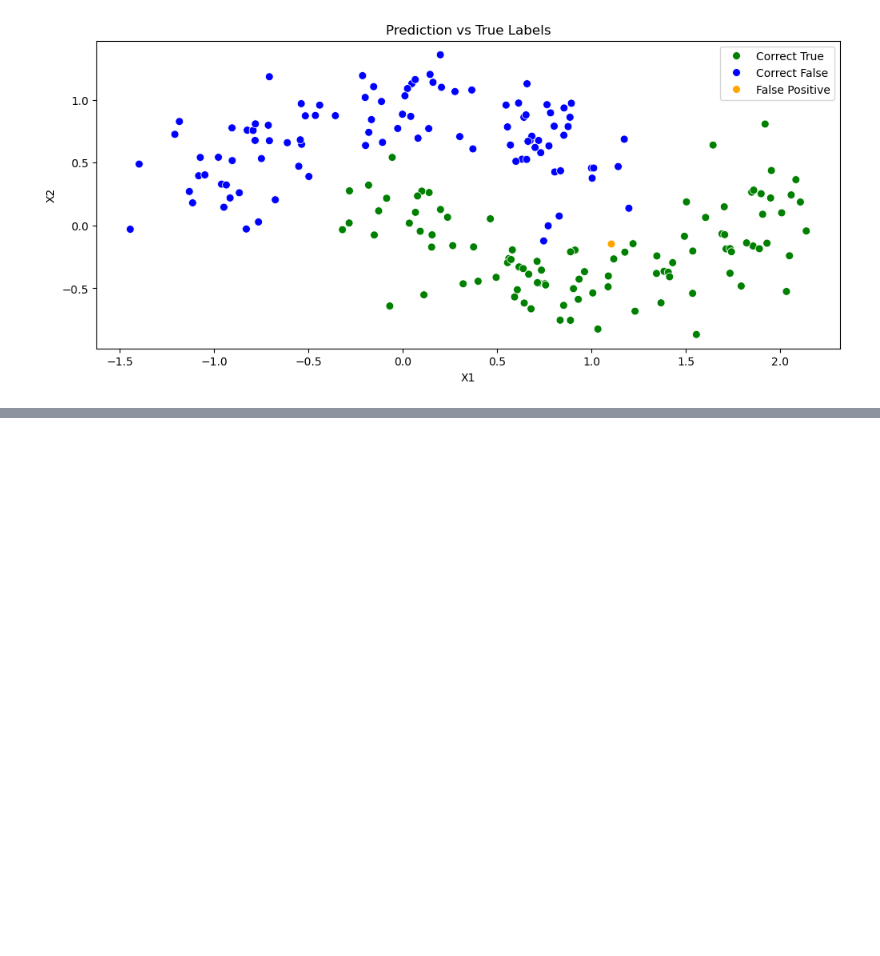
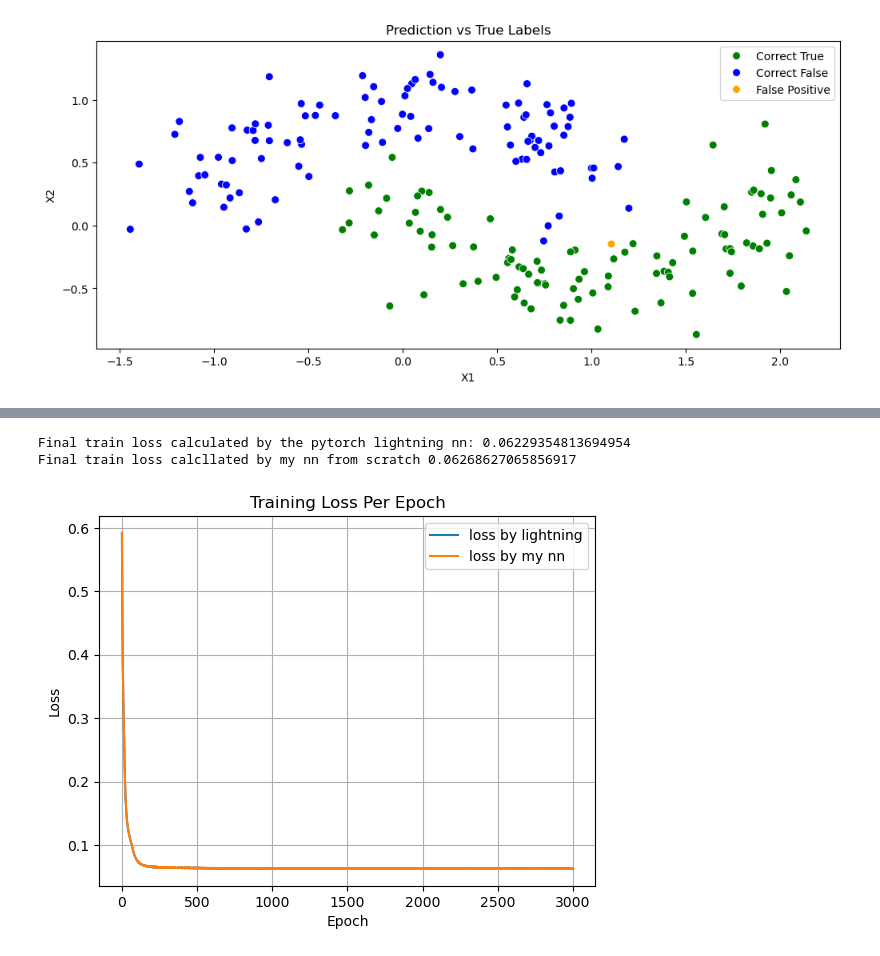
Before and after one commit to XShenAtFFM/My1stMLPrj, a Jupyter notebook: NNFromScratch/np_nn_vs_lightning_nn.ipynb, the cells around one changed output, grey strips where cells are left out. Cells and saved outputs as stored; diff of their text form; code cells hidden in the pictures; blank space fills up the shorter version.

Commit message:
complet my own nn from scratch

```diff
--- a/NNFromScratch/np_nn_vs_lightning_nn.ipynb
+++ b/NNFromScratch/np_nn_vs_lightning_nn.ipynb
@@ -47,9 +49,9 @@ epochs = 3000
 # %%
-loss_recorder_my_nn = my_ml_nn.fitting_my_nn(x_train, y_train, nn_parameters_for_my_own_nn, epochs)
+loss_recorder_my_nn = my_ml_nn.fitting_my_nn(x_train, y_train, nn_parameters_for_my_own_nn, epochs, 'sgd')
 # %%
 import my_pytorch_nn as ref_mdl
 # %%
-ref_model, trainer, loss_recorder_lightning = ref_mdl.train_my_ref_nn(x_train.T,y_train.T, epochs, nn_parameters_for_my_pytorch_nn)
+ref_model, trainer, loss_recorder_lightning = ref_mdl.train_my_ref_nn(x_train.T,y_train.T, epochs, nn_parameters_for_my_pytorch_nn, 'sgd')
 # %% [output]
 💡 Tip: For seamless cloud uploads and versioning, try installing [litmodels](https://pypi.org/project/litmodels/) to enable LitModelCheckpoint, which syncs automatically with the Lightning model regis ...
 GPU available: True (mps), used: True
@@ -142,0 +151,6 @@ plt.show()
+# %%
+nn_parameters_for_my_own_nn = copy.deepcopy(nn_parameters)
+nn_parameters_for_my_pytorch_nn = copy.deepcopy(nn_parameters)
+# %%
+loss_recorder_my_nn = my_ml_nn.fitting_my_nn(x_train, y_train, nn_parameters_for_my_own_nn, epochs, 'adam')
+ref_model, trainer, loss_recorder_lightning = ref_mdl.train_my_ref_nn(x_train.T,y_train.T, epochs, nn_parameters_for_my_pytorch_nn, 'adam')
@@ -142,0 +178,17 @@ plt.show()
+# %%
+train_loss = trainer.callback_metrics["train_loss"].item()
+print("Final train loss calculated by the pytorch lightning nn:", train_loss)
+print("Final train loss calcllated by my nn from scratch", loss_recorder_my_nn[-1])
+
+plt.plot(loss_recorder_lightning.epoch_losses, label = 'loss by lightning')
+plt.plot(loss_recorder_my_nn, label = 'loss by my nn')
+plt.xlabel("Epoch")
+plt.ylabel("Loss")
+plt.title("Training Loss Per Epoch")
+plt.grid(True)
+plt.legend()
+plt.show()
+# %% [output]
+Final train loss calculated by the pytorch lightning nn: 0.06229354813694954
+Final train loss calcllated by my nn from scratch 0.06268627065856917
+[figure, added]
```
Also changed, not shown: parts of 9 cells of this notebook, 2 other files.
